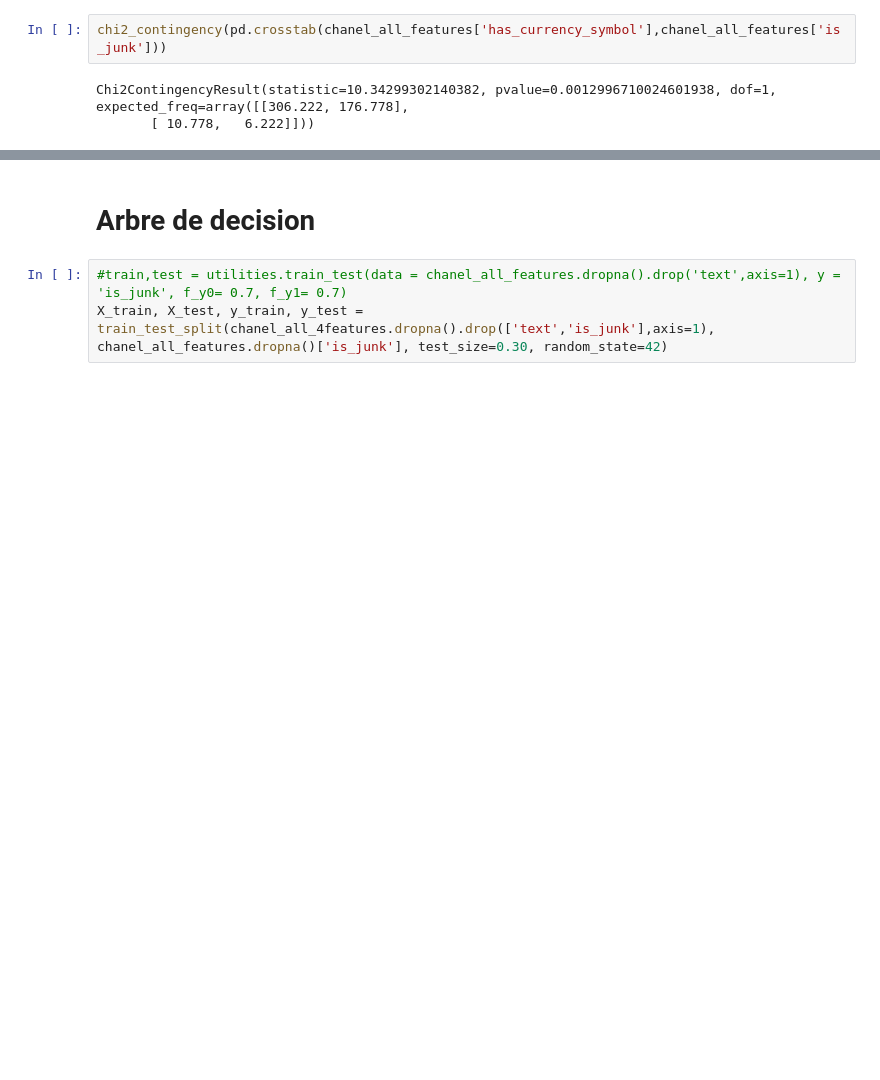
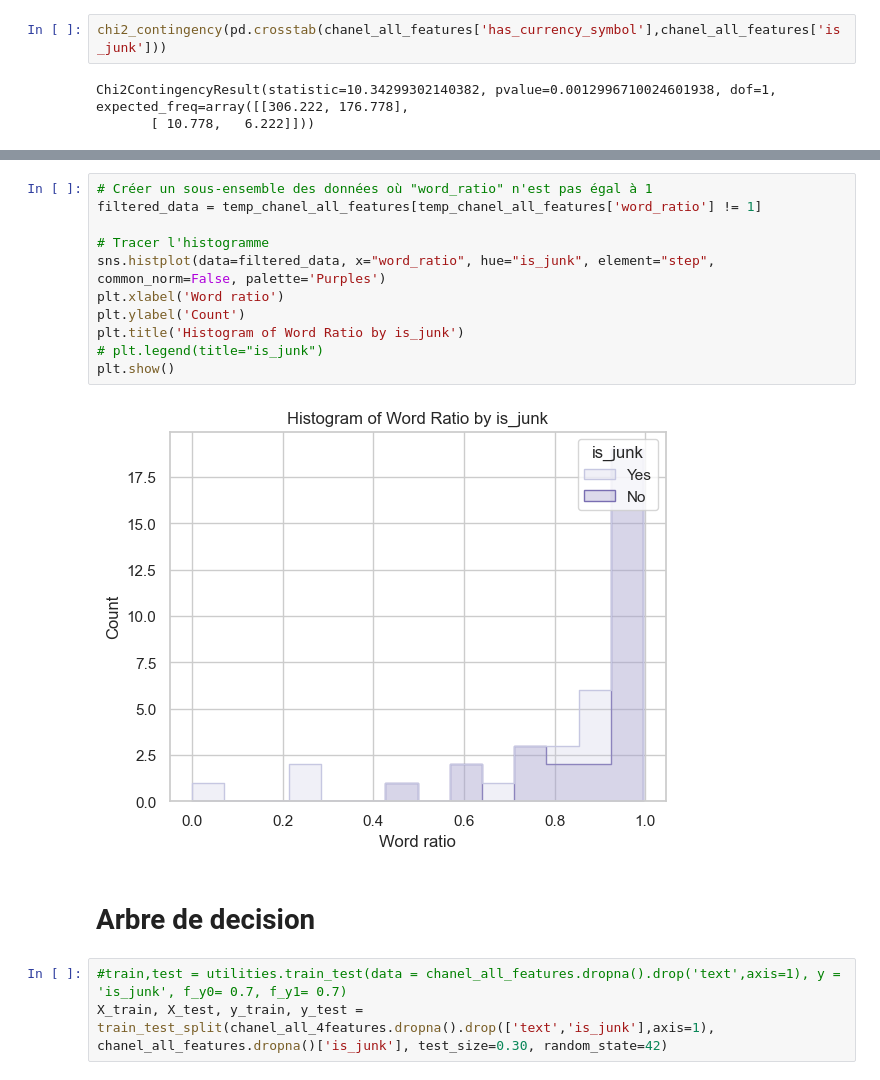
Before and after one commit to atekiouk/Sujet_2, a Jupyter notebook: Notebooks/Junk_post_detection.ipynb, the cells around one changed output, grey strips where cells are left out. Cells and saved outputs as stored; diff of their text form; blank space fills up the shorter version.

```diff
--- a/Notebooks/Junk_post_detection.ipynb
+++ b/Notebooks/Junk_post_detection.ipynb
@@ -343,3 +422,16 @@ Chi2ContingencyResult(statistic=10.34299302140382, pvalue=0.0012996710024601938,
+# %%
+# Créer un sous-ensemble des données où "word_ratio" n'est pas égal à 1
+filtered_data = temp_chanel_all_features[temp_chanel_all_features['word_ratio'] != 1]
+
+# Tracer l'histogramme
+sns.histplot(data=filtered_data, x="word_ratio", hue="is_junk", element="step", common_norm=False, palette='Purples')
+plt.xlabel('Word ratio')
+plt.ylabel('Count')
+plt.title('Histogram of Word Ratio by is_junk')
+# plt.legend(title="is_junk")
+plt.show()
+# %% [output]
+[figure, added]
 # %% [markdown]
 # Arbre de decision
 # %%
```
Also changed, not shown: parts of 4 cells of this notebook, 3 other files.
